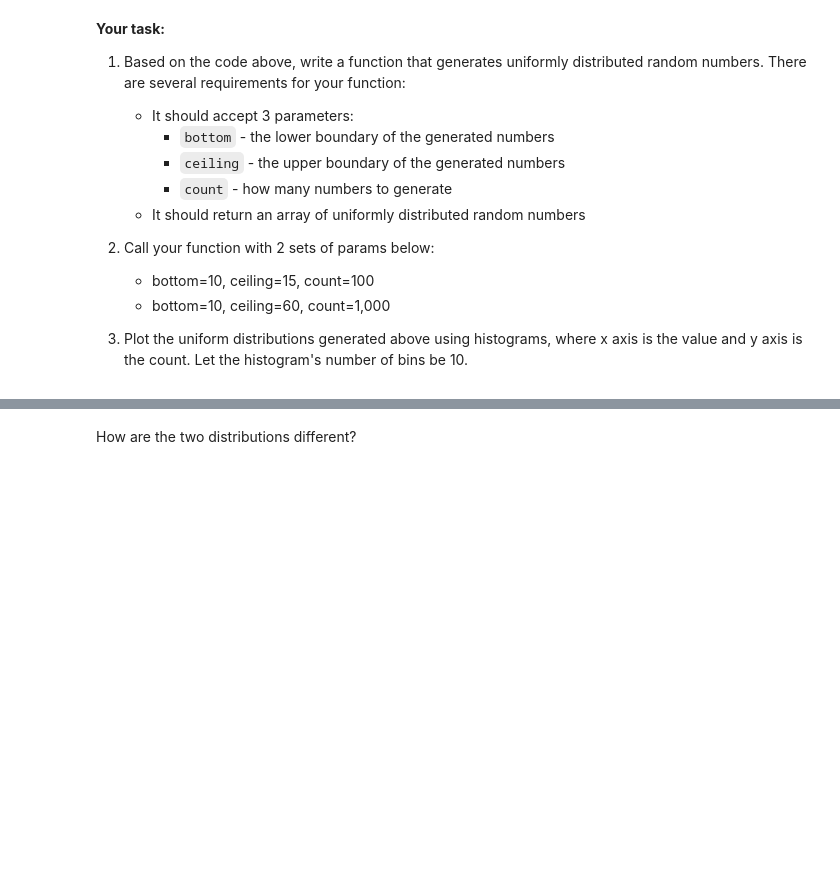
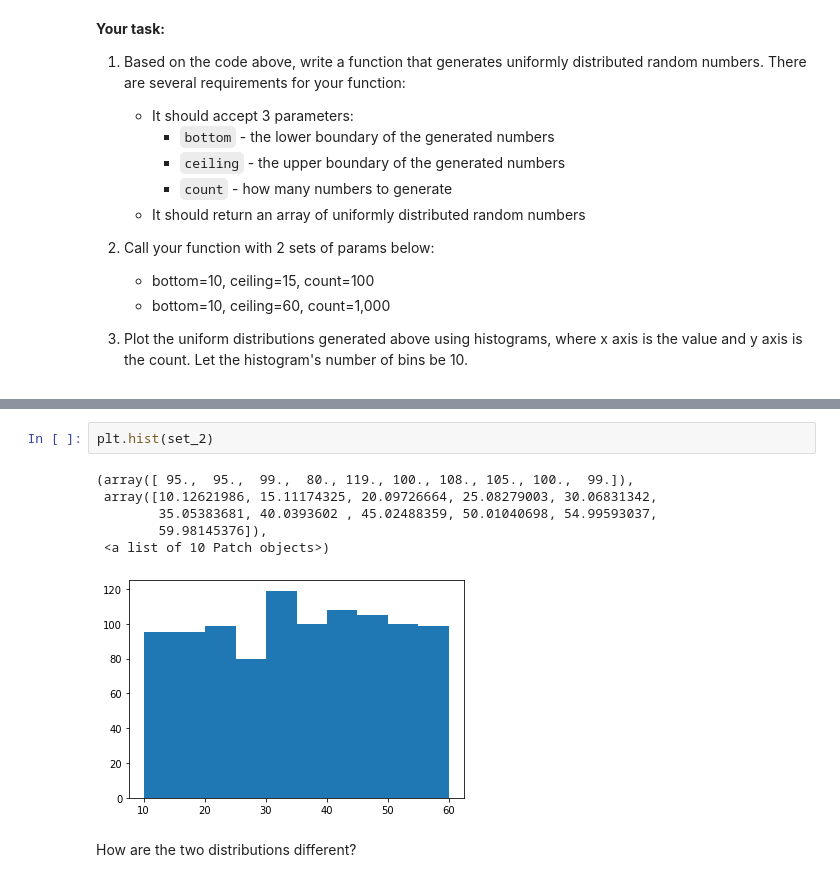
Before and after one commit to ta-datapt-bcn/lab-cont-probability-distribution, a Jupyter notebook: your_code/main.ipynb, the cells around one changed output, grey strips where cells are left out. Cells and saved outputs as stored; diff of their text form; blank space fills up the shorter version.

```diff
--- a/your_code/main.ipynb
+++ b/your_code/main.ipynb
@@ -46,3 +68,12 @@ print(randoms)
+# %%
+plt.hist(set_2)
+# %% [output]
+(array([ 95.,  95.,  99.,  80., 119., 100., 108., 105., 100.,  99.]),
+ array([10.12621986, 15.11174325, 20.09726664, 25.08279003, 30.06831342,
+        35.05383681, 40.0393602 , 45.02488359, 50.01040698, 54.99593037,
+        59.98145376]),
+ <a list of 10 Patch objects>)
+[figure, added]
 # %% [markdown]
 How are the two distributions different?
 # %%
```
Also changed, not shown: parts of 16 cells of this notebook.
